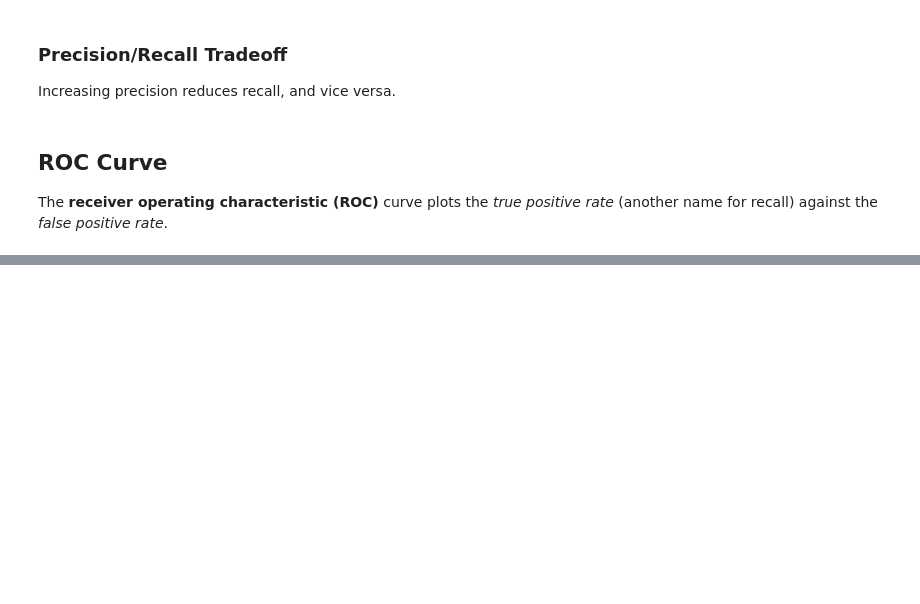
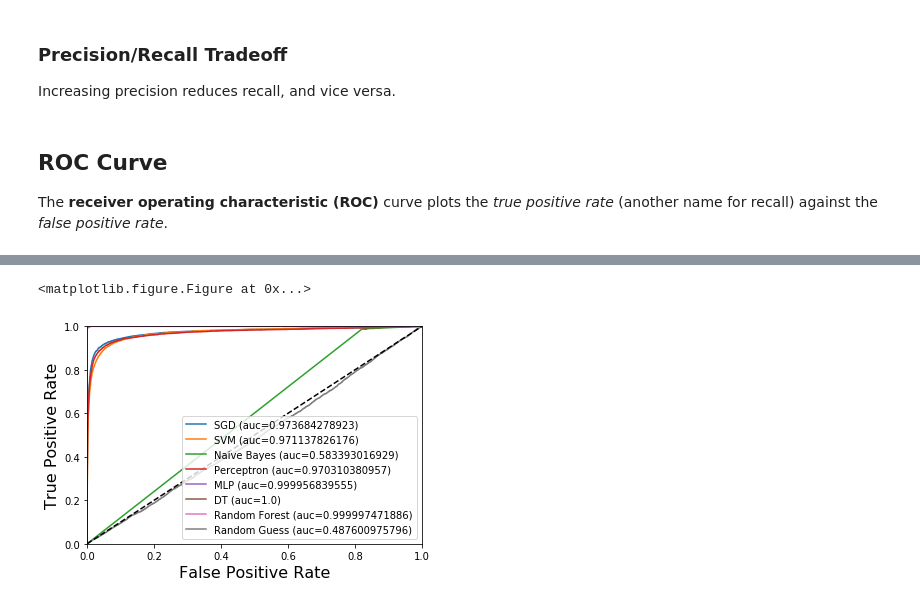
Before and after one commit to YingzhiGou/AI-Meetup-Decision-Systems-Lab-UOW, a Jupyter notebook: tutorial/machine_learning_with_python/02_Classification.ipynb, the cells around one changed output, grey strips where cells are left out. Drawn from its saved outputs; the diff is of its cells as text; code cells hidden in the pictures; blank space fills up the shorter version.

```diff
--- a/tutorial/machine_learning_with_python/02_Classification.ipynb
+++ b/tutorial/machine_learning_with_python/02_Classification.ipynb
@@ -249,0 +470,17 @@ f1_score(y_train_5, y_pred_forest)
+# %%
+# let's create a classifier that randomly classifies any input
+class RandomBinaryClassifier(BaseEstimator):
+    def __init__(self, random_state=None):
+        BaseEstimator.__init__(self)
+
+    def fit(self, X, y=None):
+        pass
+    def predict(self, X):
+        return self.decision_function(X) > 0.5
+    def decision_function(self, X):
+        np.random.seed(42)
+        return np.random.rand(len(X), 1)
+
+
+random_clf = RandomBinaryClassifier(random_state=42)
+confusion_matrix(y_train_5, random_clf.predict(X_train))
@@ -249,0 +499,58 @@ f1_score(y_train_5, y_pred_forest)
+# %%
+# let's compare all the classifiers
+plt.figure(figsize=(8,6))  # new figure
+
+def plot_one_roc_curve(y_truth, y_scores, label):
+    fpr, tpr, thresholds = roc_curve(y_truth, y_scores)
+    auc = roc_auc_score(y_truth, y_scores)
+    plt.plot(fpr, tpr, label="{} (auc={})".format(label, auc))
+
+def all_roc_curves():
+    # SGD
+    y_scores = sgd_clf.decision_function(X_train)
+    plot_one_roc_curve(y_train_5, y_scores, "SGD")
+
+    # SVM
+    y_scores = svm_clf.decision_function(X_train)
+    plot_one_roc_curve(y_train_5, y_scores, "SVM")
+
+    # Nearest neighbors - don't need to compare this as it is instance-based
+    # y_scores = knghbr_clf.predict_proba(X_train)[:, 1]
+    # plot_one_roc_curve(y_train_5, y_scores, "Nearest Neighbors")
+
+    # Naive Bayes
+    y_scores = nb_clf.predict_proba(X_train)[:, 1]
+    plot_one_roc_curve(y_train_5, y_scores, "Naive Bayes")
+
+    # Perceptron
+    y_scores = prcptrn_clf.decision_function(X_train)
+    plot_one_roc_curve(y_train_5, y_scores, "Perceptron")
+
+    # MLP
+    y_scores = mlp_clf.predict_proba(X_train)[:,1]
+    plot_one_roc_curve(y_train_5, y_scores, "MLP")
+
+    # Decision Tree
+    y_scores = dt_clf.predict_proba(X_train)[:, 1]
+    plot_one_roc_curve(y_train_5, y_scores, "DT")
+
+    # random forest
+    y_scores = forest_clf.predict_proba(X_train)[:, 1]
+    plot_one_roc_curve(y_train_5, y_scores, "Random Forest")
+
+    # random classifier
+    y_scores = random_clf.decision_function(X_train)
+    plot_one_roc_curve(y_train_5, y_scores, "Random Guess")
+
+    plt.plot([0, 1], [0, 1], 'k--')
+    plt.axis([0, 1, 0, 1])
+    plt.xlabel('False Positive Rate', fontsize=16)
+    plt.ylabel('True Positive Rate', fontsize=16)
+    plt.legend(loc="best")
+    plt.show()
+# %% [output]
+<matplotlib.figure.Figure at 0x...>
+# %%
+all_roc_curves()
+# %% [output]
+[figure, added]
```
Also changed, not shown: parts of 63 cells of this notebook.
